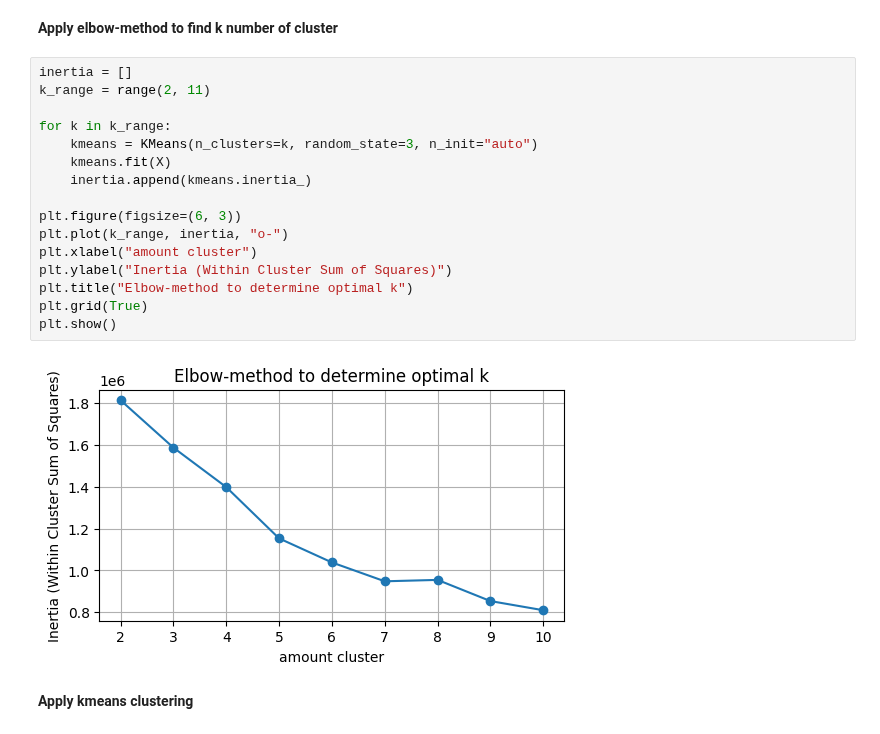
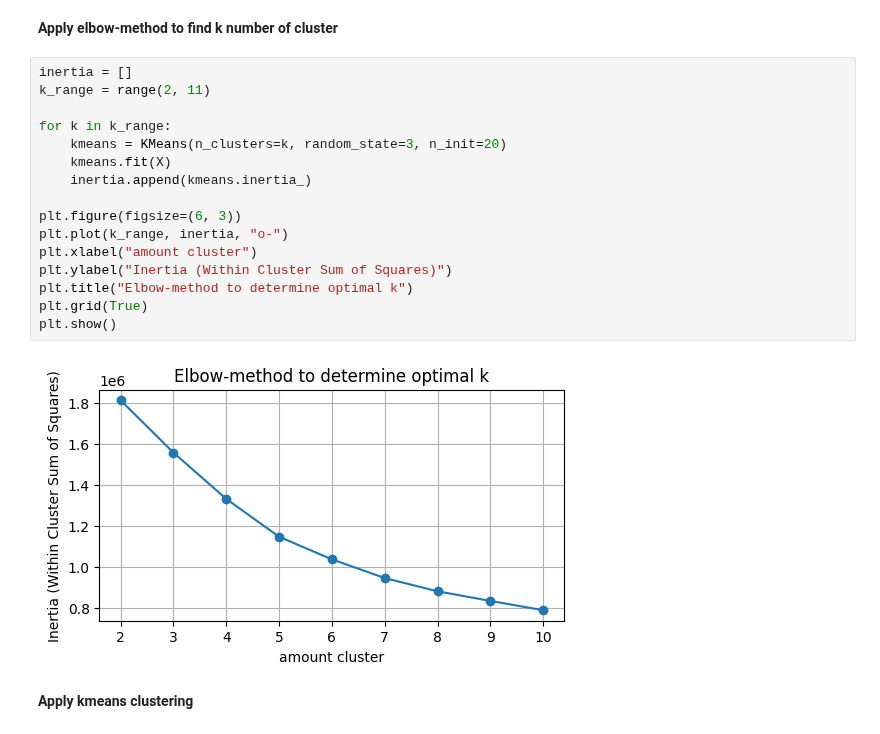
Before and after one commit to bfreiheit/customer_segmentation, a Jupyter notebook: notebooks/Segmentation.ipynb, the cells around one changed output. Saved outputs shown, nothing was run; the diff lists cells and outputs as text.

```diff
--- a/notebooks/Segmentation.ipynb
+++ b/notebooks/Segmentation.ipynb
@@ -80,21 +80,21 @@ X = cohort[scores]
 # %%
 inertia = []
 k_range = range(2, 11)
 
 for k in k_range:
-    kmeans = KMeans(n_clusters=k, random_state=3, n_init="auto")
+    kmeans = KMeans(n_clusters=k, random_state=3, n_init=20)
     kmeans.fit(X)
     inertia.append(kmeans.inertia_)
 
 plt.figure(figsize=(6, 3))
 plt.plot(k_range, inertia, "o-")
 plt.xlabel("amount cluster")
 plt.ylabel("Inertia (Within Cluster Sum of Squares)")
 plt.title("Elbow-method to determine optimal k")
 plt.grid(True)
 plt.show()
 # %% [output]
-[figure, old version]
+[figure, new version]
 # %% [markdown]
 **Apply kmeans clustering**
 # %%
```
Also changed, not shown: parts of 3 cells of this notebook, 2 other files.
